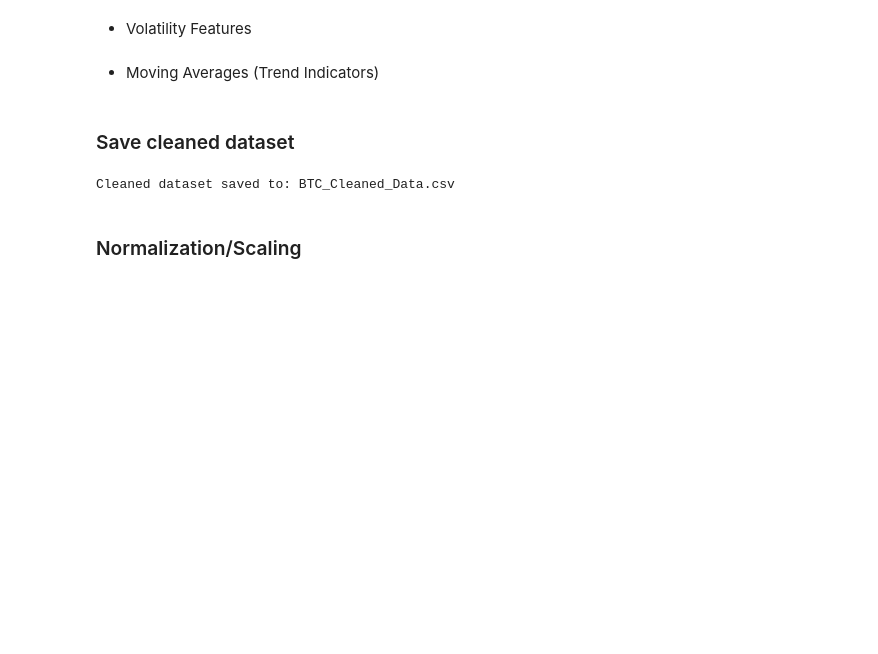
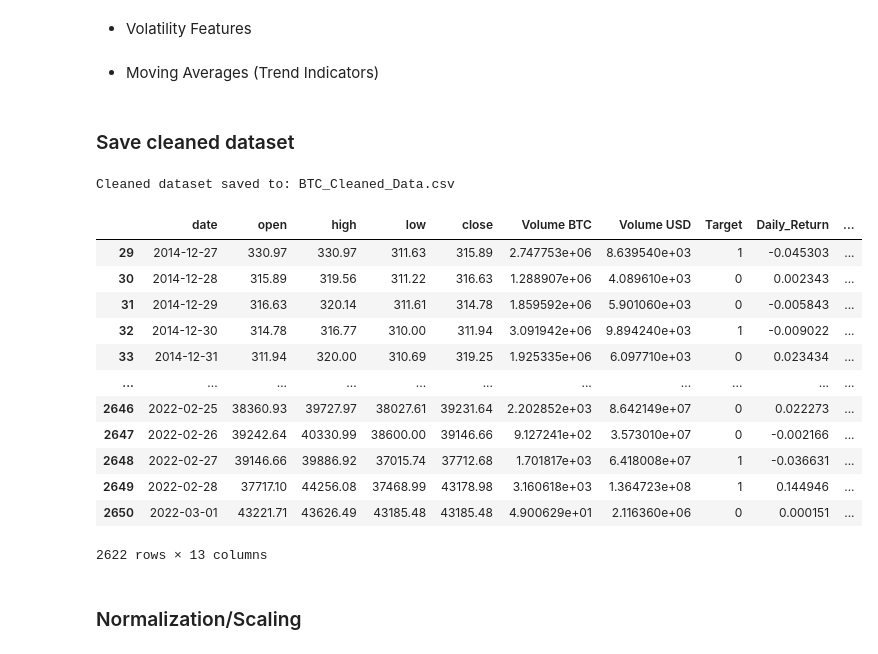
Before and after one commit to ChristinaTUNA/BTC-ANN-Price-Movement-Prediction, a Jupyter notebook: data_cleaning_preprocessing.ipynb, the cells around one changed output. Saved outputs shown, nothing was run; the diff lists cells and outputs as text; code cells hidden in the pictures; blank space fills up the shorter version.

```diff
--- a/data_cleaning_preprocessing.ipynb
+++ b/data_cleaning_preprocessing.ipynb
@@ -105,11 +105,25 @@ df = df.dropna()
 # %%
 # Save the cleaned dataset to a new CSV file
 output_path = "BTC_Cleaned_Data.csv"
 df.to_csv(output_path, index=False)
 
 print("Cleaned dataset saved to:", output_path)
+display(df)
 # %% [output]
 Cleaned dataset saved to: BTC_Cleaned_Data.csv
+|  | date | open | high | low | close | Volume BTC | Volume USD | Target | Daily_Return | ... |
+| 29 | 2014-12-27 | 330.97 | 330.97 | 311.63 | 315.89 | 2.747753e+06 | 8.639540e+03 | 1 | -0.045303 | ... |
+| 30 | 2014-12-28 | 315.89 | 319.56 | 311.22 | 316.63 | 1.288907e+06 | 4.089610e+03 | 0 | 0.002343 | ... |
+| 31 | 2014-12-29 | 316.63 | 320.14 | 311.61 | 314.78 | 1.859592e+06 | 5.901060e+03 | 0 | -0.005843 | ... |
+| 32 | 2014-12-30 | 314.78 | 316.77 | 310.00 | 311.94 | 3.091942e+06 | 9.894240e+03 | 1 | -0.009022 | ... |
+| 33 | 2014-12-31 | 311.94 | 320.00 | 310.69 | 319.25 | 1.925335e+06 | 6.097710e+03 | 0 | 0.023434 | ... |
+| ... | ... | ... | ... | ... | ... | ... | ... | ... | ... | ... |
+| 2646 | 2022-02-25 | 38360.93 | 39727.97 | 38027.61 | 39231.64 | 2.202852e+03 | 8.642149e+07 | 0 | 0.022273 | ... |
+| 2647 | 2022-02-26 | 39242.64 | 40330.99 | 38600.00 | 39146.66 | 9.127241e+02 | 3.573010e+07 | 0 | -0.002166 | ... |
+| 2648 | 2022-02-27 | 39146.66 | 39886.92 | 37015.74 | 37712.68 | 1.701817e+03 | 6.418008e+07 | 1 | -0.036631 | ... |
+| 2649 | 2022-02-28 | 37717.10 | 44256.08 | 37468.99 | 43178.98 | 3.160618e+03 | 1.364723e+08 | 1 | 0.144946 | ... |
+| 2650 | 2022-03-01 | 43221.71 | 43626.49 | 43185.48 | 43185.48 | 4.900629e+01 | 2.116360e+06 | 0 | 0.000151 | ... |
+2622 rows × 13 columns
 # %% [markdown]
 ### Normalization/Scaling
 # %%
```
Also changed, not shown: parts of 2 cells of this notebook, 1 other file.
